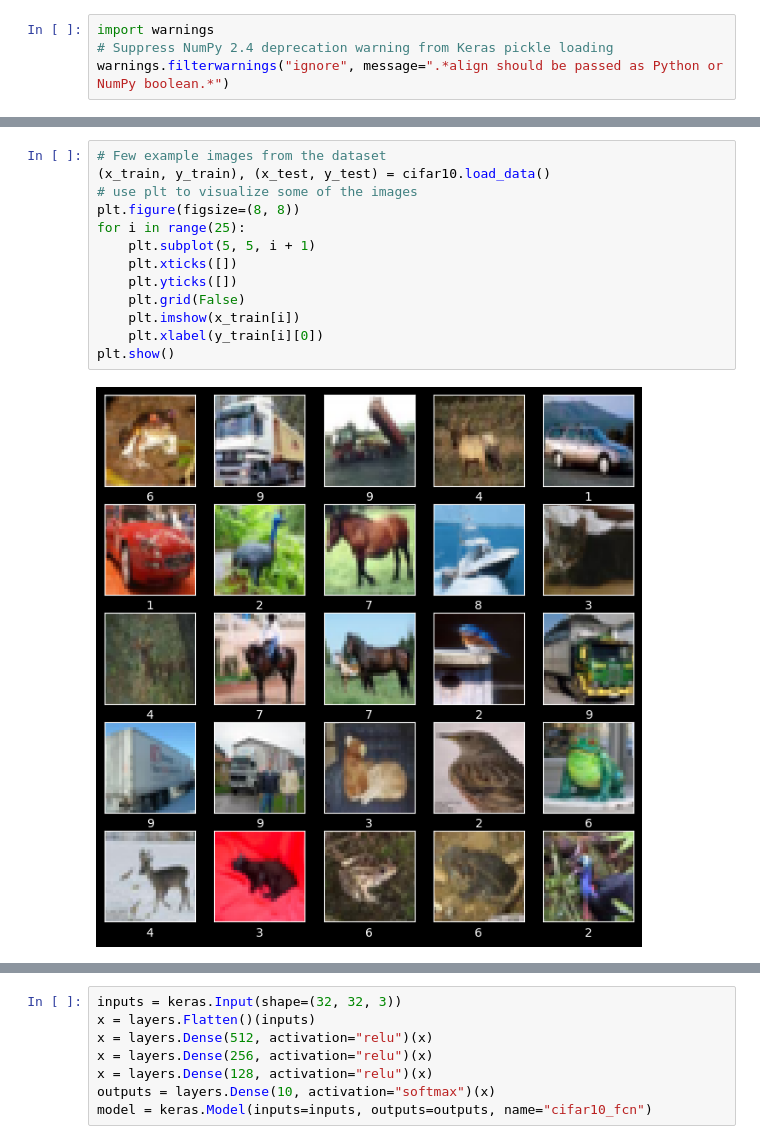
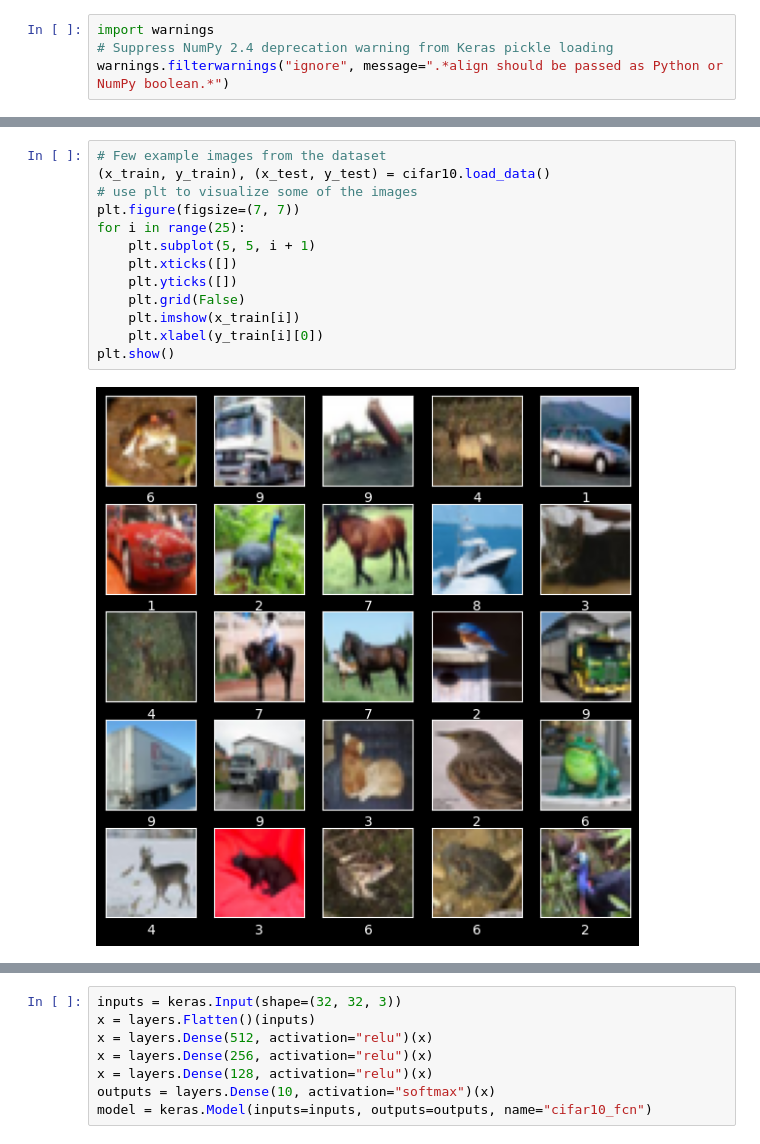
Before and after one commit to janneesa/MetropoliaNeuralNetworkProject, a Jupyter notebook: 1_CIFAR-10/janne/CIFAR-10-FCN-janne.ipynb, the cells around one changed output, grey strips where cells are left out. Saved outputs shown, nothing was run; the diff lists cells and outputs as text.

```diff
--- a/1_CIFAR-10/janne/CIFAR-10-FCN-janne.ipynb
+++ b/1_CIFAR-10/janne/CIFAR-10-FCN-janne.ipynb
@@ -25,15 +40,15 @@ tensorflow
 # %%
 # Few example images from the dataset
 (x_train, y_train), (x_test, y_test) = cifar10.load_data()
 # use plt to visualize some of the images
-plt.figure(figsize=(8, 8))
+plt.figure(figsize=(7, 7))
 for i in range(25):
     plt.subplot(5, 5, i + 1)
     plt.xticks([])
     plt.yticks([])
     plt.grid(False)
     plt.imshow(x_train[i])
     plt.xlabel(y_train[i][0])
 plt.show()
 # %% [output]
-[figure, old version]
+[figure, new version]
```
Also changed, not shown: parts of 16 cells of this notebook.
